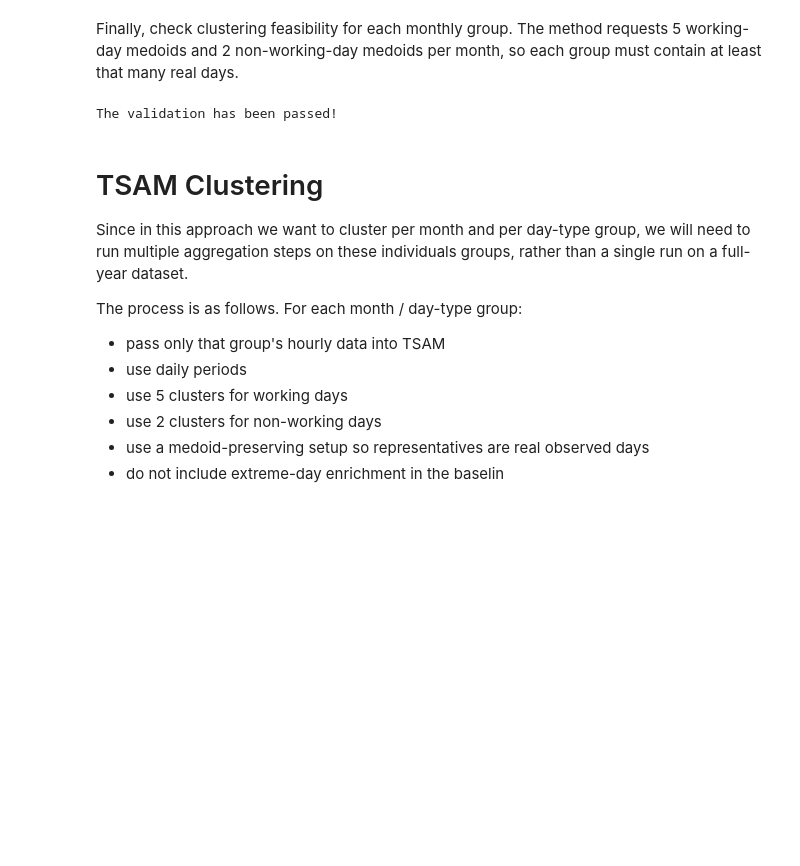
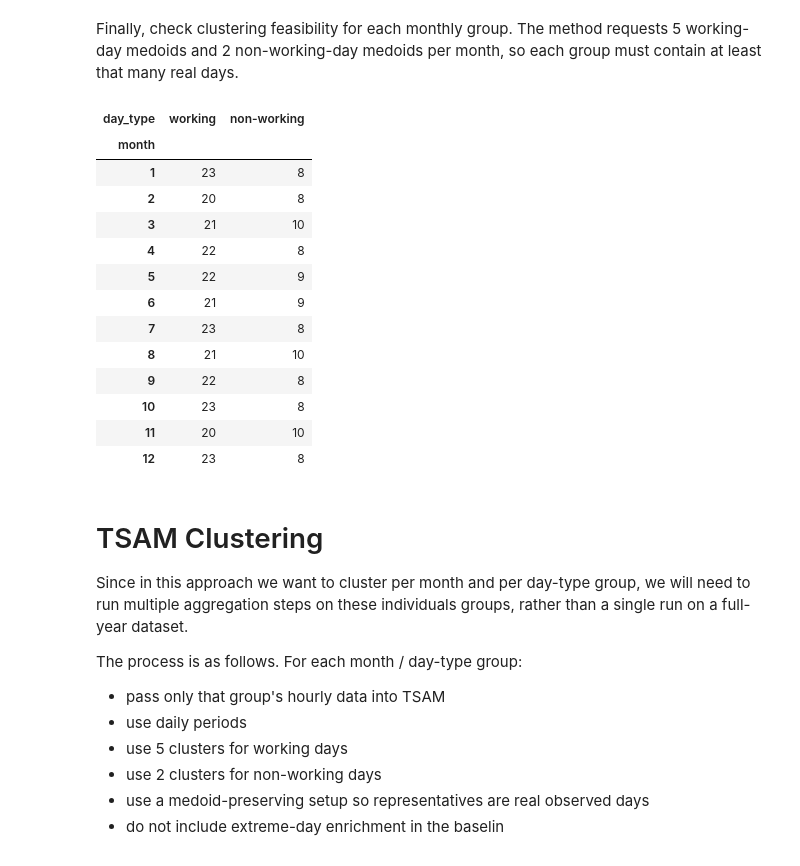
Before and after one commit to komaksym/tsam-notebook-workflows, a Jupyter notebook: src/approach_1.ipynb, the cells around one changed output. Drawn from its saved outputs; the diff is of its cells as text; code cells hidden in the pictures; blank space fills up the shorter version.

```diff
--- a/src/approach_1.ipynb
+++ b/src/approach_1.ipynb
@@ -393,30 +393,43 @@ The validation has been passed!
 Finally, check clustering feasibility for each monthly group. The method requests 5 working-day medoids and 2 non-working-day medoids per month, so each group must contain at least that many real days.
 # %%
 # Requested representative days per month/day-type group.
-required_clusters_by_day_type: Final[dict[str, int]] = {
+requested_clusters_by_day_type: Final[dict[str, int]] = {
     "working": 5,
     "non-working": 2,
 }
 
 # Count real days in each of the 24 groups.
-sanity_table_months = (
-    day_metadata
+month_day_type_counts = (
+    daily_metadata
     .groupby(["month", "day_type"])
     .size()
     .unstack(fill_value=0)
-    .reindex(columns=required_clusters_by_day_type.keys())
+    .reindex(columns=requested_clusters_by_day_type.keys())
 )
 
 # Each group must have enough days for its requested clusters.
-has_enough_days = sanity_table_months.ge(
-    pd.Series(required_clusters_by_day_type),
+has_enough_days_for_clusters = month_day_type_counts.ge(
+    pd.Series(requested_clusters_by_day_type),
     axis="columns",
 )
-assert has_enough_days.all().all(), "Each month/day-type group must have at least as many days as requested clusters"
+assert has_enough_days_for_clusters.all().all(), "Each month/day-type group must have at least as many days as requested clusters"
 
-sanity_table_months
+month_day_type_counts
 # %% [output]
-The validation has been passed!
+| day_type | working | non-working |
+| month |  |  |
+| 1 | 23 | 8 |
+| 2 | 20 | 8 |
+| 3 | 21 | 10 |
+| 4 | 22 | 8 |
+| 5 | 22 | 9 |
+| 6 | 21 | 9 |
+| 7 | 23 | 8 |
+| 8 | 21 | 10 |
+| 9 | 22 | 8 |
+| 10 | 23 | 8 |
+| 11 | 20 | 10 |
+| 12 | 23 | 8 |
 # %% [markdown]
 # TSAM Clustering
 Since in this approach we want to cluster per month and per day-type group, we will need to run multiple aggregation steps on these individuals groups, rather than a single run on a full-year dataset.
```
Also changed, not shown: parts of 15 cells of this notebook.
